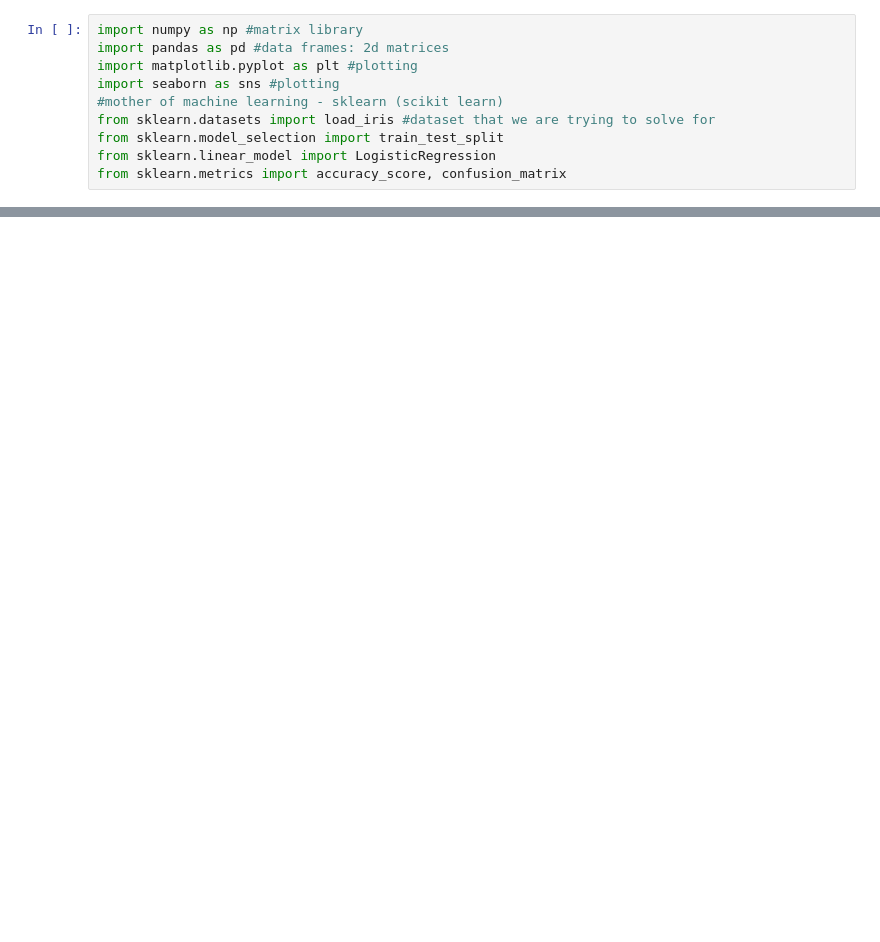
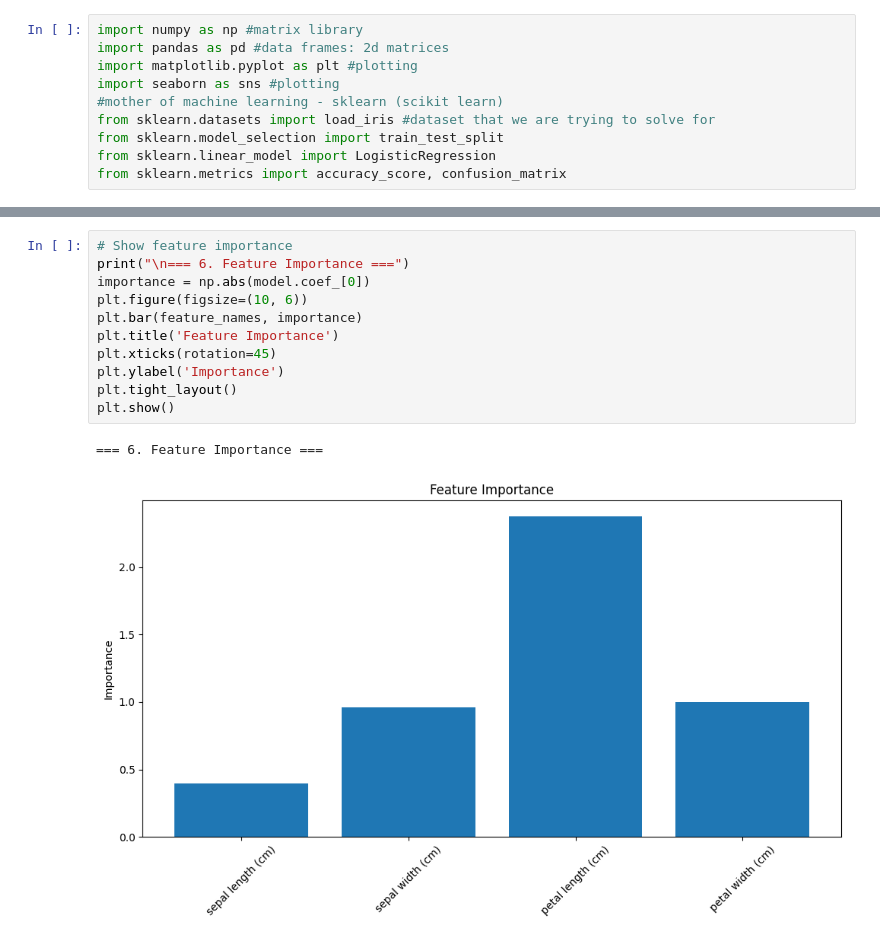
Before and after one commit to maneet-03/LexAI-Fellowship, a Jupyter notebook: logisticRegression.ipynb, the cells around one changed output, grey strips where cells are left out. Saved outputs shown, nothing was run; the diff lists cells and outputs as text; blank space fills up the shorter version.

```diff
--- a/logisticRegression.ipynb
+++ b/logisticRegression.ipynb
@@ -54,0 +123,14 @@ print(f"Testing set size: {X_test.shape[0]} samples")
+# %%
+# Show feature importance
+print("\n=== 6. Feature Importance ===")
+importance = np.abs(model.coef_[0])
+plt.figure(figsize=(10, 6))
+plt.bar(feature_names, importance)
+plt.title('Feature Importance')
+plt.xticks(rotation=45)
+plt.ylabel('Importance')
+plt.tight_layout()
+plt.show()
+# %% [output]
+=== 6. Feature Importance ===
+[figure, added]
```
Also changed, not shown: parts of 8 cells of this notebook.
